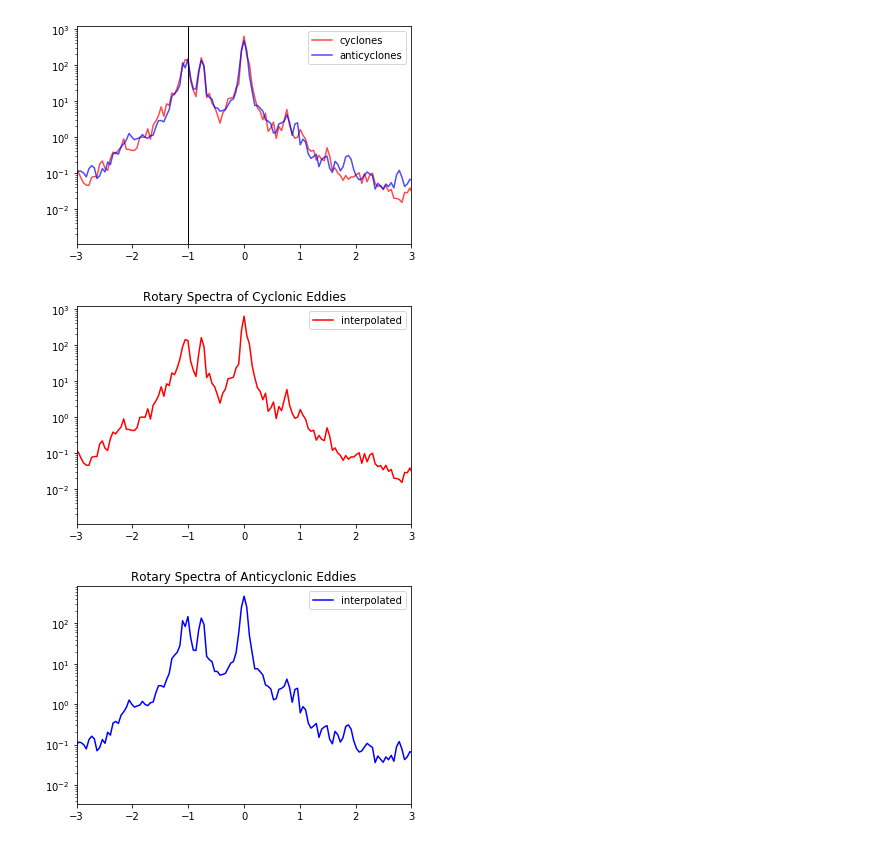
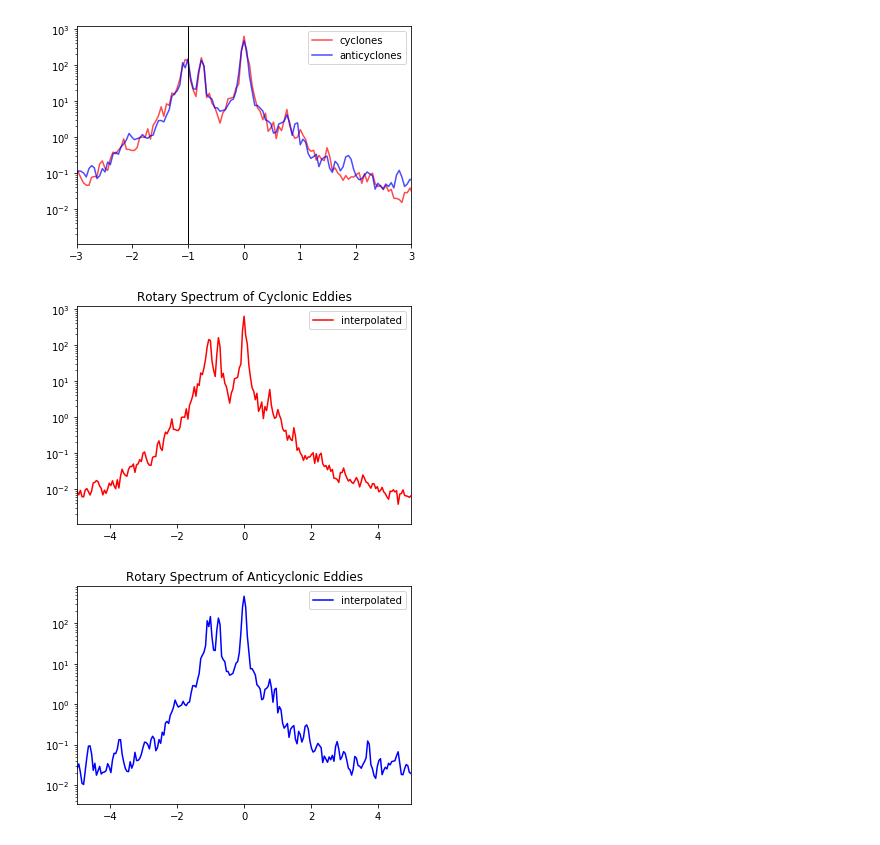
Before and after one commit to mclaret/JISAOinternship, a Jupyter notebook: notebooks/mark/juillet_interpolation.ipynb, the cells around one changed output. Drawn from its saved outputs; the diff is of its cells as text; code cells hidden in the pictures.

```diff
--- a/notebooks/mark/juillet_interpolation.ipynb
+++ b/notebooks/mark/juillet_interpolation.ipynb
@@ -259,6 +265,8 @@ print('n =', n_c)
 fullTimes = np.arange(0, n_c, dt)
 fq = np.fft.fftfreq(fullTimes.shape[-1],dt)   # frequencies corresponding to each FC (cycles/h)
 
+cyclone_amp = []
+cyclone_fq_norms = []
 # interpolate and perform fft for cyclones
 for eddy in cyclones:
     steps, lons, lats = fillCoords(eddy['step'], eddy['x1'], eddy['y1'])
@@ -292,13 +300,16 @@ for eddy in cyclones:
 
         hvels.append(U_target + 1j*V_target)
 
-    fcs = np.fft.fft(hvels*win, n=n_c)  # k1 Fourier coefficients (FCs) w/ window and binned by n
+    fcs = np.fft.fft(hvels*win, n=n_c)  # k1 Fourier coefficients (FCs) w/ window and padded to n
+    plotAmps = np.abs(fcs)**2
+    plotFreq = fq*2*np.pi/fCor/3600
     if eddy is cyclones[0]:
-        cyclone_amps = np.abs(fcs)**2            # preallocate array for amplitudes
-        cyclone_fq_norms = fq*2*np.pi/fCor/3600  # preallocate array for normalized frequencies
+        cyclone_amps = plotAmps      # preallocate array for amplitudes
+        cyclone_fq_norms = plotFreq  # preallocate array for normalized frequencies
     else:
-        cyclone_amps += np.abs(fcs)**2            # add to amplitudes
-        cyclone_fq_norms += fq*2*np.pi/fCor/3600  # add to normalized frequencies
+        cyclone_amps += plotAmps      # add to amplitudes
+        cyclone_fq_norms += plotFreq  # add to normalized frequencies
+    plt.plot(np.fft.fftshift(plotFreq), np.fft.fftshift(plotAmps), color='gray', alpha=0.7)
 
 nCyclones = len(cyclones)      # number of cyclones
 cyclone_amps /= nCyclones      # average amplitudes
@@ -307,5 +318,11 @@ cyclone_fq_norms /= nCyclones  # average frquencies
 # rearrange data for plotting
 cyclone_amps = np.fft.fftshift(cyclone_amps)
 cyclone_fq_norms = np.fft.fftshift(cyclone_fq_norms)
+
+plt.plot(cyclone_fq_norms, cyclone_amps, color='r')
+plt.yscale('log')
+plt.xlim(-3,3)
+plt.title('Cyclones')
+plt.show()
 # %% [output]
 n = 371
@@ -322,6 +340,8 @@ print('n =', n_a)
 fullTimes = np.arange(1, n_a+1, dt)
 fq = np.fft.fftfreq(fullTimes.shape[-1],dt)  # frequencies corresponding to each FC (cycles/h)
 
+anticyclone_amp = []
+anticyclone_fq_norms = []
 # interpolate and perform fft for anticyclones
 for eddy in anticyclones:
     steps, lons, lats = fillCoords(eddy['step'], eddy['x1'], eddy['y1'])
@@ -356,12 +376,15 @@ for eddy in anticyclones:
         hvels.append(U_target + 1j*V_target)
 
     fcs = np.fft.fft(hvels*win, n=n_a)  # k1 Fourier coefficients (FCs) w/ window and binned by n
+    plotAmps = np.abs(fcs)**2
+    plotFreq = fq*2*np.pi/fCor/3600
     if eddy is anticyclones[0]:
-        anticyclone_amps = np.abs(fcs)**2            # preallocate array for amplitudes
-        anticyclone_fq_norms = fq*2*np.pi/fCor/3600  # preallocate array for normalized frequencies
+        anticyclone_amps = plotAmps      # preallocate array for amplitudes
+        anticyclone_fq_norms = plotFreq  # preallocate array for normalized frequencies
     else:
-        anticyclone_amps += np.abs(fcs)**2            # add to amplitudes
-        anticyclone_fq_norms += fq*2*np.pi/fCor/3600  # add to normalized frequencies
+        anticyclone_amps += plotAmps      # add to amplitudes
+        anticyclone_fq_norms += plotFreq  # add to normalized frequencies
+    plt.plot(np.fft.fftshift(plotFreq), np.fft.fftshift(plotAmps), color='gray', alpha=0.7)
 
 nAnticyclones = len(anticyclones)      # number of anticyclones
 anticyclone_amps /= nAnticyclones      # average amplitudes
@@ -370,5 +393,11 @@ anticyclone_fq_norms /= nAnticyclones  # average frquencies
 # rearrange data for plotting
 anticyclone_amps = np.fft.fftshift(anticyclone_amps)
 anticyclone_fq_norms = np.fft.fftshift(anticyclone_fq_norms)
+
+plt.plot(anticyclone_fq_norms, anticyclone_amps, color='b', label='interpolated')
+plt.title('Anticyclones')
+plt.yscale('log')
+plt.xlim(-3,3)
+plt.show()
 # %% [output]
 n = 371
@@ -385,22 +415,21 @@ plt.show()
 # %% [output]
 [figure]
 # %%
-plt.figure()
+# rearrange data for plotting
 plt.plot(cyclone_fq_norms, cyclone_amps, label='interpolated', color='r')
 plt.yscale('log')
-plt.xlim(-3,3)
+plt.xlim(-5,5)
 plt.legend()
-plt.title('Rotary Spectra of Cyclonic Eddies')
+plt.title('Rotary Spectrum of Cyclonic Eddies')
 plt.show()
 # %% [output]
-[figure, old version]
+[figure, new version]
 # %%
-plt.figure()
 plt.plot(anticyclone_fq_norms, anticyclone_amps, label='interpolated', color='b')
 plt.yscale('log')
-plt.xlim(-3,3)
+plt.xlim(-5,5)
 plt.legend()
-plt.title('Rotary Spectra of Anticyclonic Eddies')
+plt.title('Rotary Spectrum of Anticyclonic Eddies')
 plt.show()
 # %% [output]
-[figure, old version]
+[figure, new version]
```
Also changed, not shown: parts of 3 cells of this notebook.
